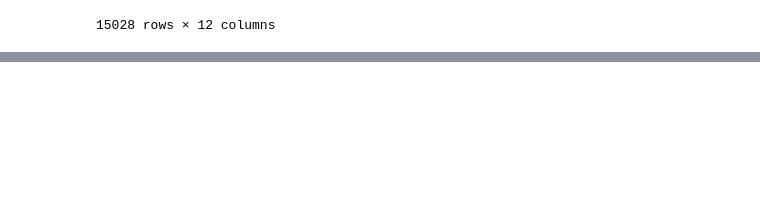
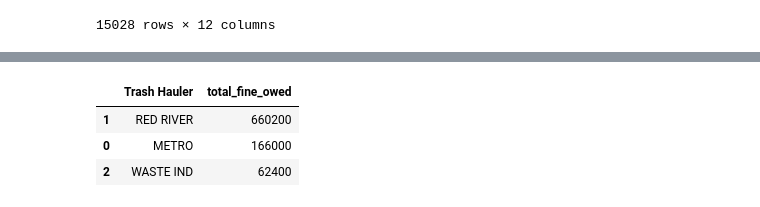
Before and after one commit to NSS-Data-Analytics-Cohort-17/trash-haulers-germany, a Jupyter notebook: scripts/trash_eda_Michele.ipynb, the cells around one changed output, grey strips where cells are left out. Cells and saved outputs as stored; diff of their text form; code cells hidden in the pictures; blank space fills up the shorter version.

```diff
--- a/scripts/trash_eda_Michele.ipynb
+++ b/scripts/trash_eda_Michele.ipynb
@@ -139,0 +189,2 @@ NameError: name 'missed_pickups_df' is not defined
+# %%
+missed_pickups_df['fine_owed'] = (missed_pickups_df['missed_count']-1) *200
@@ -139,0 +200,18 @@ NameError: name 'missed_pickups_df' is not defined
+# %%
+#Q3
+missed_pickups_by_hauler = (missed_pickups_df
+    .groupby('Trash Hauler')['fine_owed']
+    .sum()
+    .reset_index())
+
+missed_pickups_by_hauler.columns = ['Trash Hauler', 'total_fine_owed']
+
+missed_pickups_by_hauler = missed_pickups_by_hauler.sort_values(
+    by='total_fine_owed', ascending=False)
+
+missed_pickups_by_hauler
+# %% [output]
+|  | Trash Hauler | total_fine_owed |
+| 1 | RED RIVER | 660200 |
+| 0 | METRO | 166000 |
+| 2 | WASTE IND | 62400 |
```
Also changed, not shown: parts of 11 cells of this notebook.
